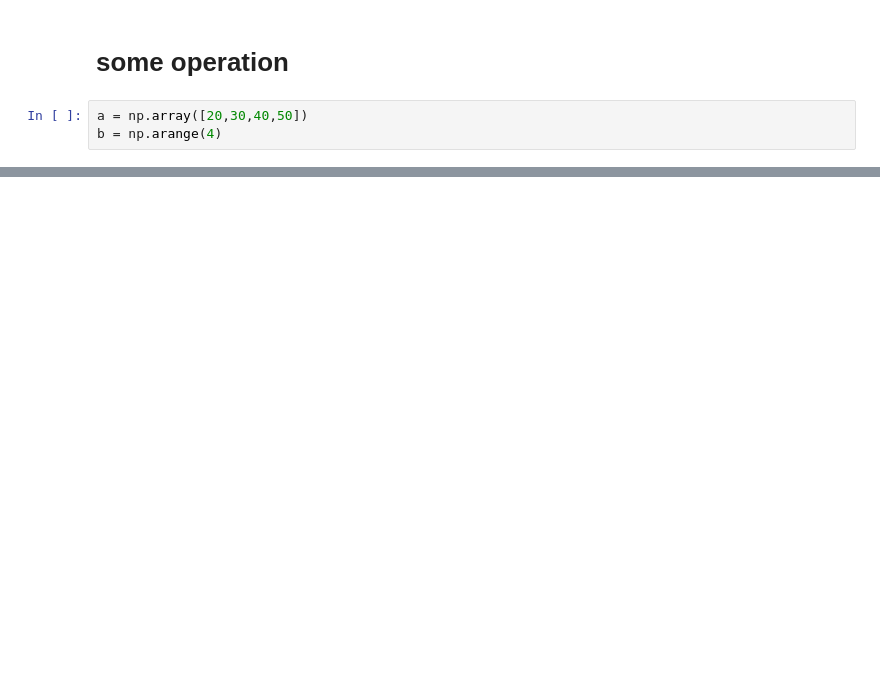
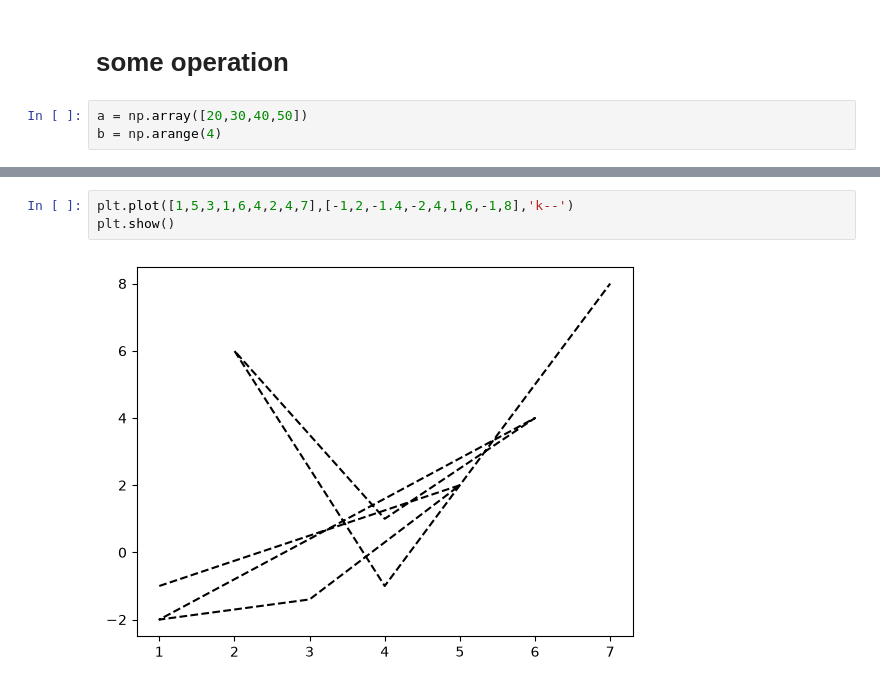
Before and after one commit to mahdiatom00/python-notebooks, a Jupyter notebook: notebooks/Jupyter-main.ipynb, the cells around one changed output, grey strips where cells are left out. Saved outputs shown, nothing was run; the diff lists cells and outputs as text; blank space fills up the shorter version.

```diff
--- a/notebooks/Jupyter-main.ipynb
+++ b/notebooks/Jupyter-main.ipynb
@@ -134,0 +245,5 @@ dtype: float64
+# %%
+plt.plot([1,5,3,1,6,4,2,4,7],[-1,2,-1.4,-2,4,1,6,-1,8],'k--')
+plt.show()
+# %% [output]
+[figure, added]
```
Also changed, not shown: parts of 42 cells of this notebook.
